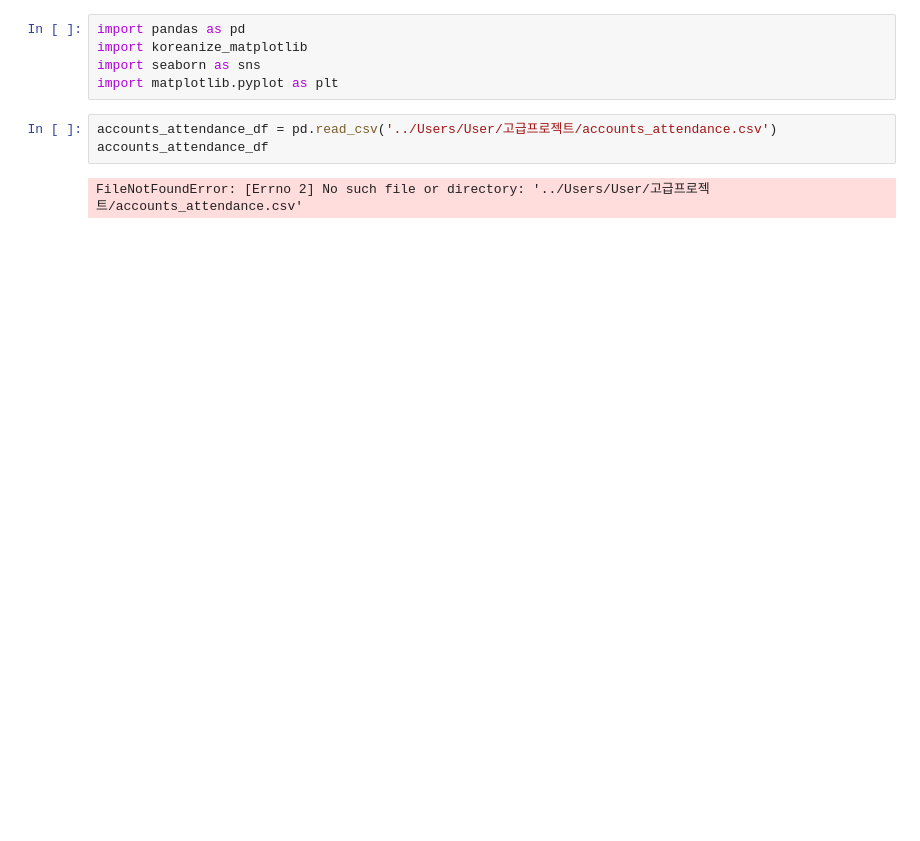
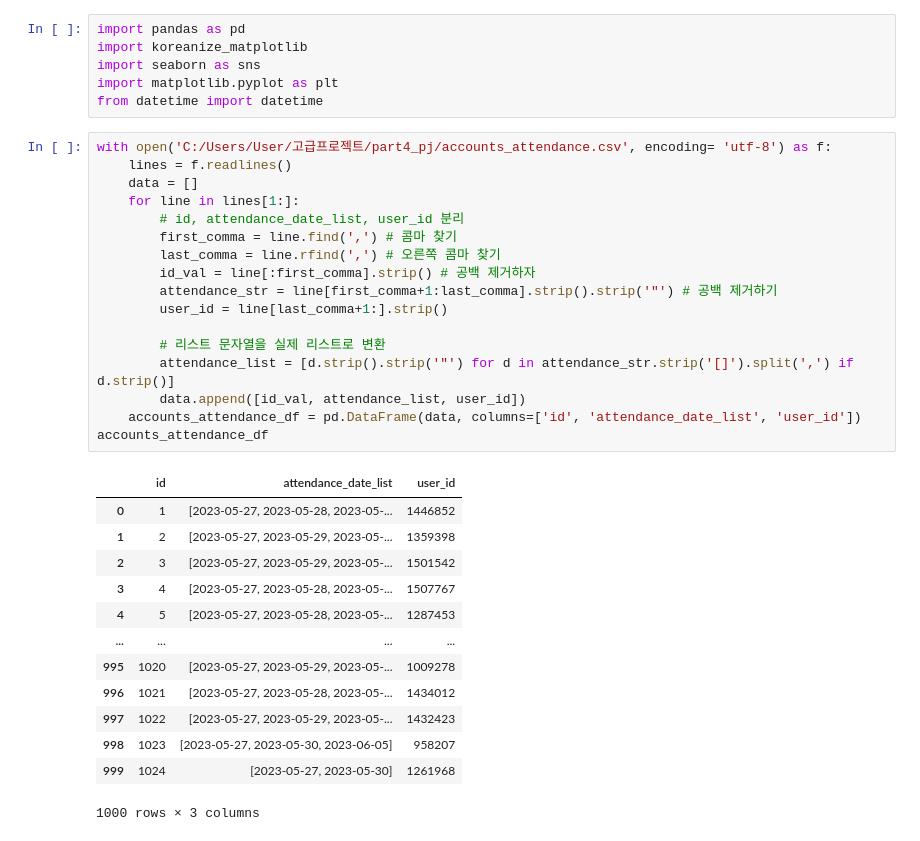
Before and after one commit to lee-eun-sik/part4_pj, a Jupyter notebook: 고급프로젝트.ipynb, the cells around one changed output. Drawn from its saved outputs; the diff is of its cells as text; blank space fills up the shorter version.

```diff
--- a/고급프로젝트.ipynb
+++ b/고급프로젝트.ipynb
@@ -3,8 +3,35 @@ import pandas as pd
 import koreanize_matplotlib
 import seaborn as sns
 import matplotlib.pyplot as plt
+from datetime import datetime
 # %%
-accounts_attendance_df = pd.read_csv('../Users/User/고급프로젝트/accounts_attendance.csv')
+with open('C:/Users/User/고급프로젝트/part4_pj/accounts_attendance.csv', encoding= 'utf-8') as f:
+    lines = f.readlines()
+    data = []
+    for line in lines[1:]:
+        # id, attendance_date_list, user_id 분리
+        first_comma = line.find(',') # 콤마 찾기
+        last_comma = line.rfind(',') # 오른쪽 콤마 찾기
+        id_val = line[:first_comma].strip() # 공백 제거하자
+        attendance_str = line[first_comma+1:last_comma].strip().strip('"') # 공백 제거하기
+        user_id = line[last_comma+1:].strip()
+
+        # 리스트 문자열을 실제 리스트로 변환
+        attendance_list = [d.strip().strip('"') for d in attendance_str.strip('[]').split(',') if d.strip()]
+        data.append([id_val, attendance_list, user_id])
+    accounts_attendance_df = pd.DataFrame(data, columns=['id', 'attendance_date_list', 'user_id'])
 accounts_attendance_df
 # %% [output]
+|  | id | attendance_date_list | user_id |
+| 0 | 1 | [2023-05-27, 2023-05-28, 2023-05-... | 1446852 |
+| 1 | 2 | [2023-05-27, 2023-05-29, 2023-05-... | 1359398 |
+| 2 | 3 | [2023-05-27, 2023-05-29, 2023-05-... | 1501542 |
+| 3 | 4 | [2023-05-27, 2023-05-28, 2023-05-... | 1507767 |
+| 4 | 5 | [2023-05-27, 2023-05-28, 2023-05-... | 1287453 |
+| ... | ... | ... | ... |
+| 995 | 1020 | [2023-05-27, 2023-05-29, 2023-05-... | 1009278 |
+| 996 | 1021 | [2023-05-27, 2023-05-28, 2023-05-... | 1434012 |
+| 997 | 1022 | [2023-05-27, 2023-05-29, 2023-05-... | 1432423 |
+| 998 | 1023 | [2023-05-27, 2023-05-30, 2023-06-05] | 958207 |
+| 999 | 1024 | [2023-05-27, 2023-05-30] | 1261968 |
-FileNotFoundError: [Errno 2] No such file or directory: '../Users/User/고급프로젝트/accounts_attendance.csv'
+1000 rows × 3 columns
```
Also changed, not shown: parts of 8 cells of this notebook.
